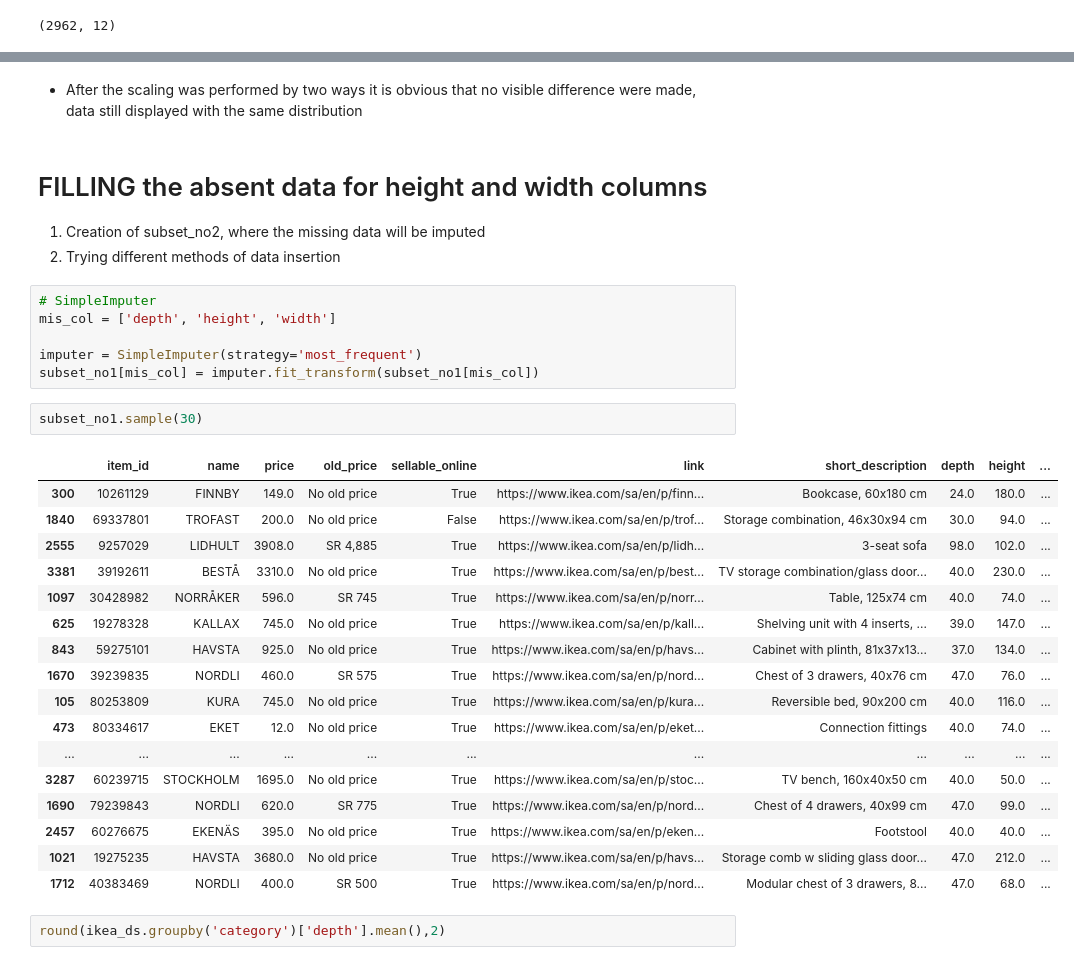
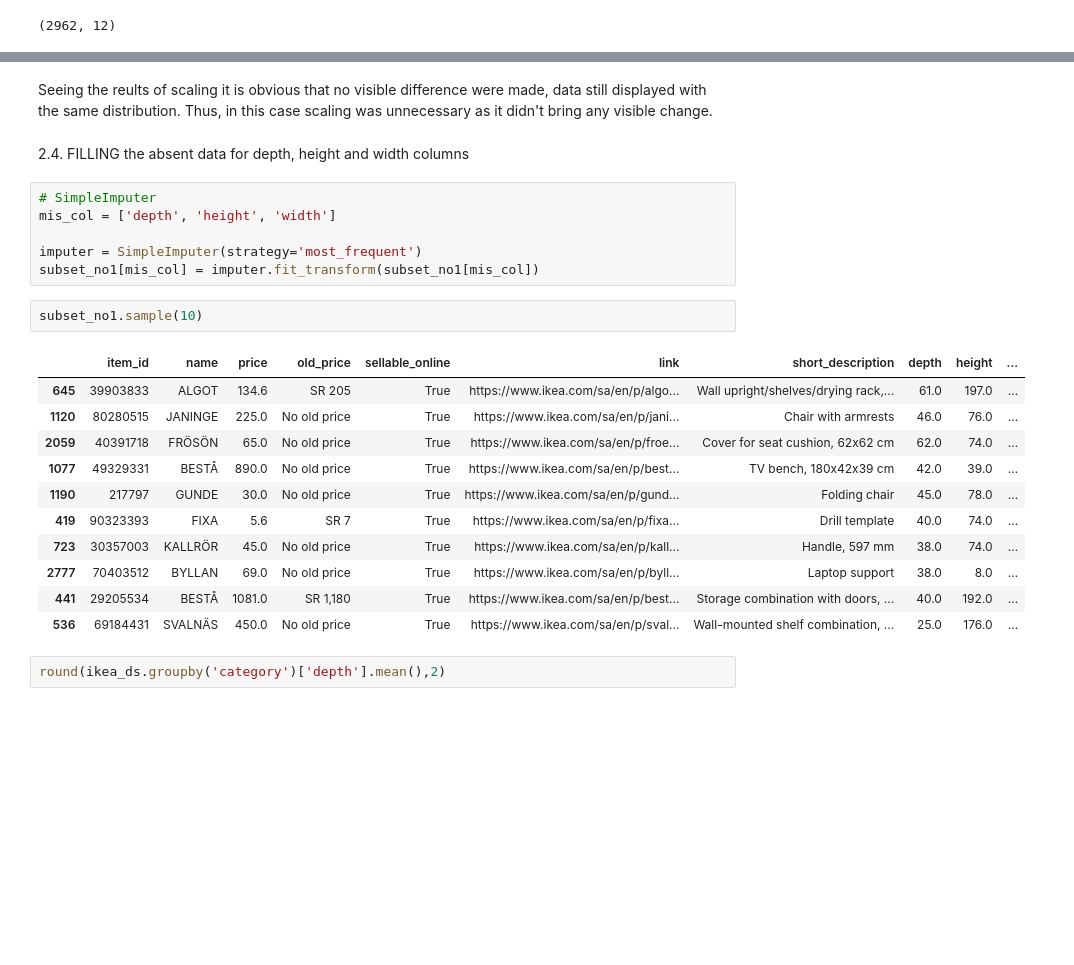
Before and after one commit to MarinaYurchenko/Python-Step-Project, a Jupyter notebook: Python Step project/Step.ipynb, the cells around one changed output, grey strips where cells are left out. Drawn from its saved outputs; the diff is of its cells as text; blank space fills up the shorter version.

```diff
--- a/Python Step project/Step.ipynb
+++ b/Python Step project/Step.ipynb
@@ -639,9 +684,8 @@ sns.distplot(scaled_minmax);
 # %% [markdown]
- - After the scaling was performed by two ways it is obvious that no visible difference were made, data still displayed with the same distribution
+Seeing the reults of scaling it is obvious that no visible difference were made, data still displayed with the same distribution.
+ Thus, in this case scaling was unnecessary as it didn't bring any visible change.
 # %% [markdown]
-# FILLING the absent data for height and width columns
-1. Creation of subset_no2, where the missing data will be imputed
-2. Trying different methods of data insertion
+2.4. FILLING the absent data for depth, height and width columns
 # %%
 # SimpleImputer
 mis_col = ['depth', 'height', 'width']
@@ -649,25 +693,19 @@ mis_col = ['depth', 'height', 'width']
 imputer = SimpleImputer(strategy='most_frequent')
 subset_no1[mis_col] = imputer.fit_transform(subset_no1[mis_col])
 # %%
-subset_no1.sample(30)
+subset_no1.sample(10)
 # %% [output]
 |  | item_id | name | price | old_price | sellable_online | link | short_description | depth | height | ... |
-| 300 | 10261129 | FINNBY | 149.0 | No old price | True | https://www.ikea.com/sa/en/p/finn... | Bookcase, 60x180 cm | 24.0 | 180.0 | ... |
-| 1840 | 69337801 | TROFAST | 200.0 | No old price | False | https://www.ikea.com/sa/en/p/trof... | Storage combination, 46x30x94 cm | 30.0 | 94.0 | ... |
-| 2555 | 9257029 | LIDHULT | 3908.0 | SR 4,885 | True | https://www.ikea.com/sa/en/p/lidh... | 3-seat sofa | 98.0 | 102.0 | ... |
-| 3381 | 39192611 | BESTÅ | 3310.0 | No old price | True | https://www.ikea.com/sa/en/p/best... | TV storage combination/glass door... | 40.0 | 230.0 | ... |
-| 1097 | 30428982 | NORRÅKER | 596.0 | SR 745 | True | https://www.ikea.com/sa/en/p/norr... | Table, 125x74 cm | 40.0 | 74.0 | ... |
-| 625 | 19278328 | KALLAX | 745.0 | No old price | True | https://www.ikea.com/sa/en/p/kall... | Shelving unit with 4 inserts, ... | 39.0 | 147.0 | ... |
-| 843 | 59275101 | HAVSTA | 925.0 | No old price | True | https://www.ikea.com/sa/en/p/havs... | Cabinet with plinth, 81x37x13... | 37.0 | 134.0 | ... |
-| 1670 | 39239835 | NORDLI | 460.0 | SR 575 | True | https://www.ikea.com/sa/en/p/nord... | Chest of 3 drawers, 40x76 cm | 47.0 | 76.0 | ... |
-| 105 | 80253809 | KURA | 745.0 | No old price | True | https://www.ikea.com/sa/en/p/kura... | Reversible bed, 90x200 cm | 40.0 | 116.0 | ... |
-| 473 | 80334617 | EKET | 12.0 | No old price | True | https://www.ikea.com/sa/en/p/eket... | Connection fittings | 40.0 | 74.0 | ... |
-| ... | ... | ... | ... | ... | ... | ... | ... | ... | ... | ... |
-| 3287 | 60239715 | STOCKHOLM | 1695.0 | No old price | True | https://www.ikea.com/sa/en/p/stoc... | TV bench, 160x40x50 cm | 40.0 | 50.0 | ... |
-| 1690 | 79239843 | NORDLI | 620.0 | SR 775 | True | https://www.ikea.com/sa/en/p/nord... | Chest of 4 drawers, 40x99 cm | 47.0 | 99.0 | ... |
-| 2457 | 60276675 | EKENÄS | 395.0 | No old price | True | https://www.ikea.com/sa/en/p/eken... | Footstool | 40.0 | 40.0 | ... |
-| 1021 | 19275235 | HAVSTA | 3680.0 | No old price | True | https://www.ikea.com/sa/en/p/havs... | Storage comb w sliding glass door... | 47.0 | 212.0 | ... |
-| 1712 | 40383469 | NORDLI | 400.0 | SR 500 | True | https://www.ikea.com/sa/en/p/nord... | Modular chest of 3 drawers, 8... | 47.0 | 68.0 | ... |
+| 645 | 39903833 | ALGOT | 134.6 | SR 205 | True | https://www.ikea.com/sa/en/p/algo... | Wall upright/shelves/drying rack,... | 61.0 | 197.0 | ... |
+| 1120 | 80280515 | JANINGE | 225.0 | No old price | True | https://www.ikea.com/sa/en/p/jani... | Chair with armrests | 46.0 | 76.0 | ... |
+| 2059 | 40391718 | FRÖSÖN | 65.0 | No old price | True | https://www.ikea.com/sa/en/p/froe... | Cover for seat cushion, 62x62 cm | 62.0 | 74.0 | ... |
+| 1077 | 49329331 | BESTÅ | 890.0 | No old price | True | https://www.ikea.com/sa/en/p/best... | TV bench, 180x42x39 cm | 42.0 | 39.0 | ... |
+| 1190 | 217797 | GUNDE | 30.0 | No old price | True | https://www.ikea.com/sa/en/p/gund... | Folding chair | 45.0 | 78.0 | ... |
+| 419 | 90323393 | FIXA | 5.6 | SR 7 | True | https://www.ikea.com/sa/en/p/fixa... | Drill template | 40.0 | 74.0 | ... |
+| 723 | 30357003 | KALLRÖR | 45.0 | No old price | True | https://www.ikea.com/sa/en/p/kall... | Handle, 597 mm | 38.0 | 74.0 | ... |
+| 2777 | 70403512 | BYLLAN | 69.0 | No old price | True | https://www.ikea.com/sa/en/p/byll... | Laptop support | 38.0 | 8.0 | ... |
+| 441 | 29205534 | BESTÅ | 1081.0 | SR 1,180 | True | https://www.ikea.com/sa/en/p/best... | Storage combination with doors, ... | 40.0 | 192.0 | ... |
+| 536 | 69184431 | SVALNÄS | 450.0 | No old price | True | https://www.ikea.com/sa/en/p/sval... | Wall-mounted shelf combination, ... | 25.0 | 176.0 | ... |
 # %%
 round(ikea_ds.groupby('category')['depth'].mean(),2)
 # %% [output]
```
Also changed, not shown: parts of 47 cells of this notebook.
